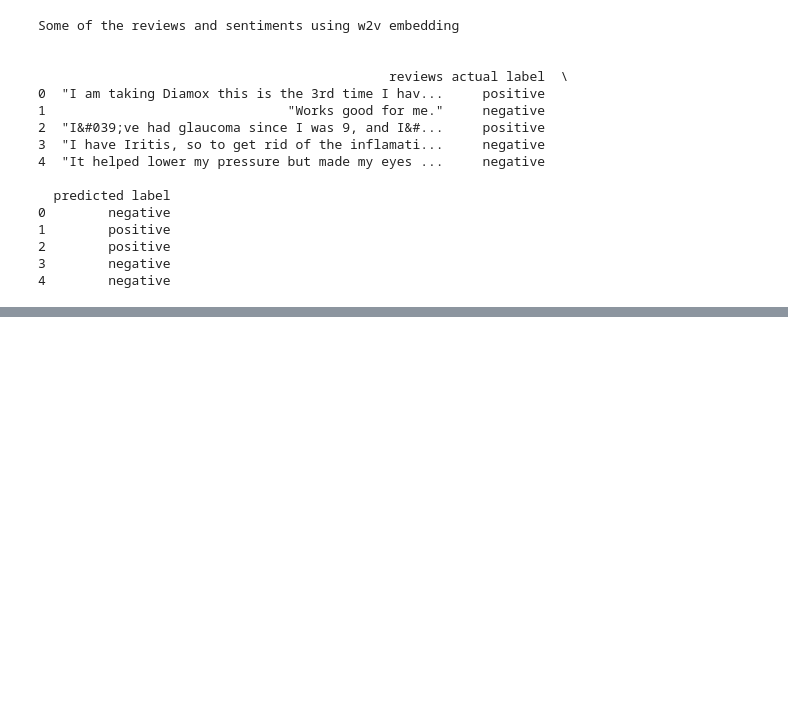
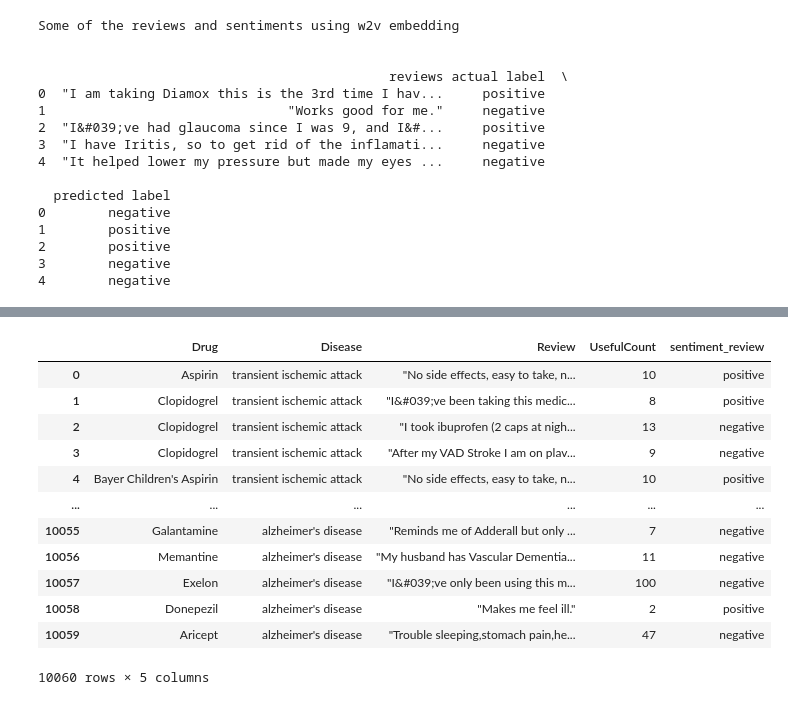
Before and after one commit to khushbooekhande/DrugRecommendationSystem, a Jupyter notebook: DrugSentimentAnalysis.ipynb, the cells around one changed output, grey strips where cells are left out. Saved outputs shown, nothing was run; the diff lists cells and outputs as text; code cells hidden in the pictures; blank space fills up the shorter version.

```diff
--- a/DrugSentimentAnalysis.ipynb
+++ b/DrugSentimentAnalysis.ipynb
@@ -203,0 +357,18 @@ Some of the reviews and sentiments using w2v embedding
+# %%
+merged_data = merged_data.rename({'predicted_label':'sentiment_review'}, axis =1)
+# %%
+merged_data.drop(['Rating', 'Symptoms'], axis =1)
+# %% [output]
+|  | Drug | Disease | Review | UsefulCount | sentiment_review |
+| 0 | Aspirin | transient ischemic attack | "No side effects, easy to take, n... | 10 | positive |
+| 1 | Clopidogrel | transient ischemic attack | "I&#039;ve been taking this medic... | 8 | positive |
+| 2 | Clopidogrel | transient ischemic attack | "I took ibuprofen (2 caps at nigh... | 13 | negative |
+| 3 | Clopidogrel | transient ischemic attack | "After my VAD Stroke I am on plav... | 9 | negative |
+| 4 | Bayer Children's Aspirin | transient ischemic attack | "No side effects, easy to take, n... | 10 | positive |
+| ... | ... | ... | ... | ... | ... |
+| 10055 | Galantamine | alzheimer's disease | "Reminds me of Adderall but only ... | 7 | negative |
+| 10056 | Memantine | alzheimer's disease | "My husband has Vascular Dementia... | 11 | negative |
+| 10057 | Exelon | alzheimer's disease | "I&#039;ve only been using this m... | 100 | negative |
+| 10058 | Donepezil | alzheimer's disease | "Makes me feel ill." | 2 | positive |
+| 10059 | Aricept | alzheimer's disease | "Trouble sleeping,stomach pain,he... | 47 | negative |
+10060 rows × 5 columns
```
Also changed, not shown: parts of 25 cells of this notebook.
